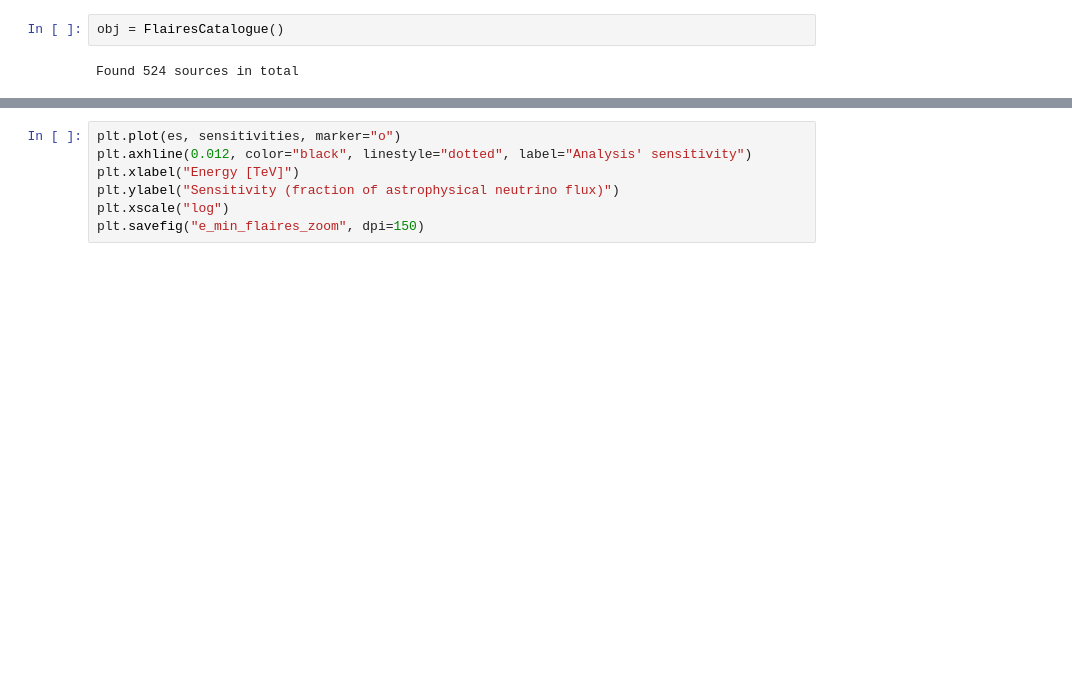
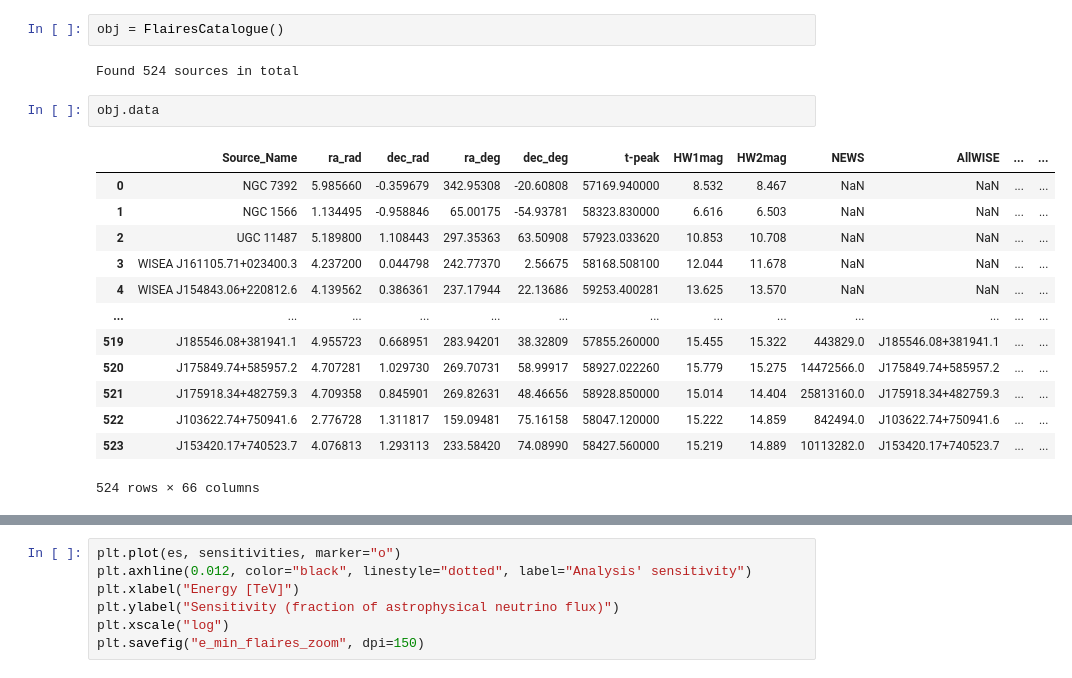
Before and after one commit to icecube/alertstack, a Jupyter notebook: min_sens_energy.ipynb, the cells around one changed output, grey strips where cells are left out. Drawn from its saved outputs; the diff is of its cells as text; blank space fills up the shorter version.

```diff
--- a/min_sens_energy.ipynb
+++ b/min_sens_energy.ipynb
@@ -247,4 +282,20 @@ ValueError: f(a) and f(b) must have different signs
 obj = FlairesCatalogue()
 # %% [output]
 Found 524 sources in total
+# %%
+obj.data
+# %% [output]
+|  | Source_Name | ra_rad | dec_rad | ra_deg | dec_deg | t-peak | HW1mag | HW2mag | NEWS | AllWISE | ... | ... |
+| 0 | NGC 7392 | 5.985660 | -0.359679 | 342.95308 | -20.60808 | 57169.940000 | 8.532 | 8.467 | NaN | NaN | ... | ... |
+| 1 | NGC 1566 | 1.134495 | -0.958846 | 65.00175 | -54.93781 | 58323.830000 | 6.616 | 6.503 | NaN | NaN | ... | ... |
+| 2 | UGC 11487 | 5.189800 | 1.108443 | 297.35363 | 63.50908 | 57923.033620 | 10.853 | 10.708 | NaN | NaN | ... | ... |
+| 3 | WISEA J161105.71+023400.3 | 4.237200 | 0.044798 | 242.77370 | 2.56675 | 58168.508100 | 12.044 | 11.678 | NaN | NaN | ... | ... |
+| 4 | WISEA J154843.06+220812.6 | 4.139562 | 0.386361 | 237.17944 | 22.13686 | 59253.400281 | 13.625 | 13.570 | NaN | NaN | ... | ... |
+| ... | ... | ... | ... | ... | ... | ... | ... | ... | ... | ... | ... | ... |
+| 519 | J185546.08+381941.1 | 4.955723 | 0.668951 | 283.94201 | 38.32809 | 57855.260000 | 15.455 | 15.322 | 443829.0 | J185546.08+381941.1 | ... | ... |
+| 520 | J175849.74+585957.2 | 4.707281 | 1.029730 | 269.70731 | 58.99917 | 58927.022260 | 15.779 | 15.275 | 14472566.0 | J175849.74+585957.2 | ... | ... |
+| 521 | J175918.34+482759.3 | 4.709358 | 0.845901 | 269.82631 | 48.46656 | 58928.850000 | 15.014 | 14.404 | 25813160.0 | J175918.34+482759.3 | ... | ... |
+| 522 | J103622.74+750941.6 | 2.776728 | 1.311817 | 159.09481 | 75.16158 | 58047.120000 | 15.222 | 14.859 | 842494.0 | J103622.74+750941.6 | ... | ... |
+| 523 | J153420.17+740523.7 | 4.076813 | 1.293113 | 233.58420 | 74.08990 | 58427.560000 | 15.219 | 14.889 | 10113282.0 | J153420.17+740523.7 | ... | ... |
+524 rows × 66 columns
 # %%
```
Also changed, not shown: parts of 7 cells of this notebook.
